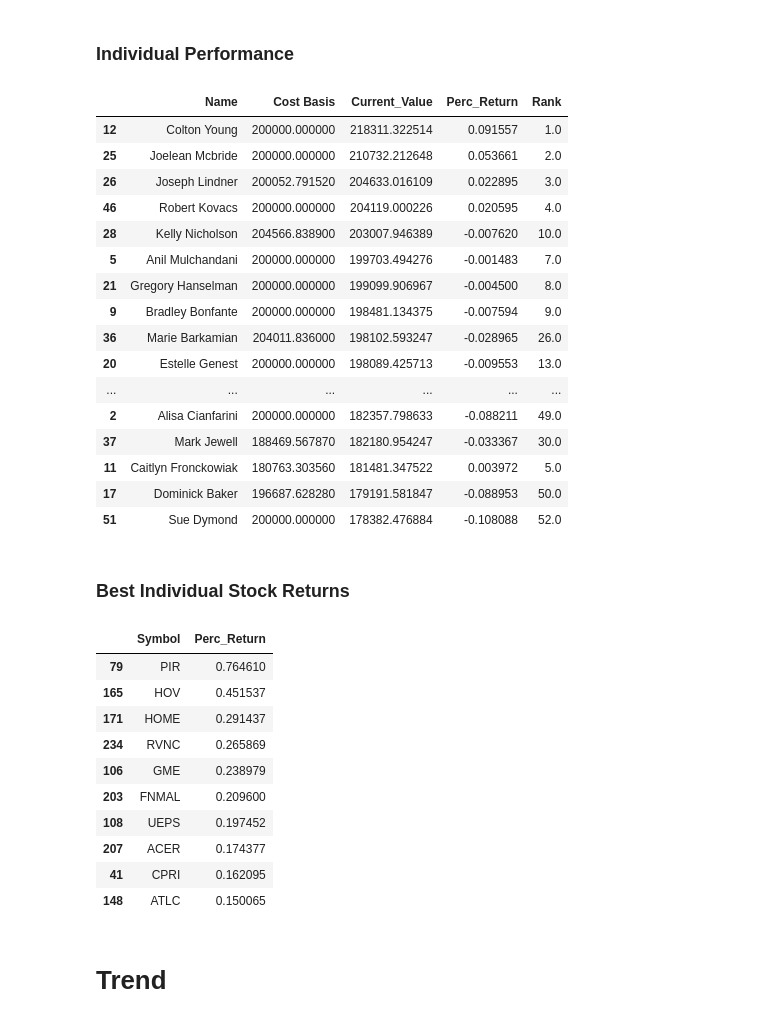
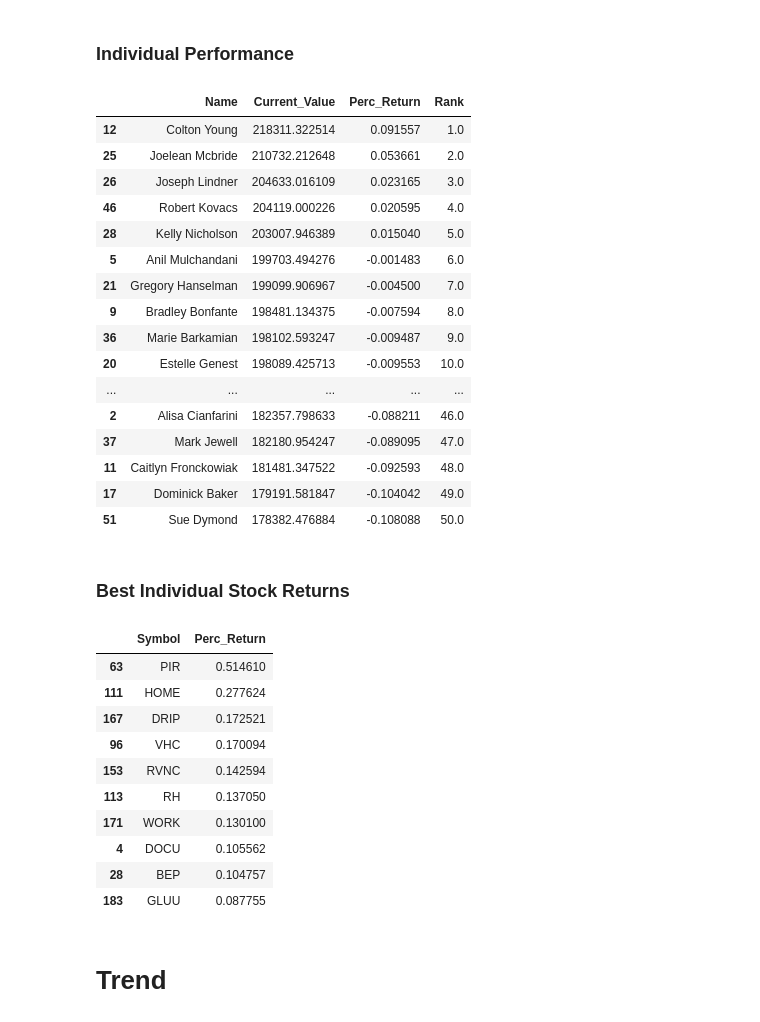
Before and after one commit to bkreis84/Portfolio-Challenge, a Jupyter notebook: Portfolio Challenge pt2 Final.ipynb, the cells around one changed output. Saved outputs shown, nothing was run; the diff lists cells and outputs as text; code cells hidden in the pictures.

```diff
--- a/Portfolio Challenge pt2 Final.ipynb
+++ b/Portfolio Challenge pt2 Final.ipynb
@@ -201,7 +197,3 @@ er4 =  stockData(['SKIS'], '2019-09-24', '2019-09-24')
-# %%
-#Combine the main and SNAP dataframes
-frames2 = [cur_prices, er2, er3, er4]
-cur_prices = pd.concat(frames2)
 # %%
 cur_prices.sort_values("Symbol", inplace = True)
 cur_prices.drop_duplicates(subset = "Symbol", inplace = True)
@@ -244,29 +236,29 @@ detail.to_csv("pt2-detail.csv")
 # %% [markdown]
 ### Individual Performance
 # %%
-ranking = detail.groupby("Name")['Cost Basis', 'Current_Value'].sum().reset_index().sort_values("Current_Value", ascending=False)
+ranking = detail.groupby("Name")['Current_Value'].sum().reset_index().sort_values("Current_Value", ascending=False)
 # %%
-ranking['Perc_Return'] = ranking['Current_Value']/ranking['Cost Basis'] -1
+ranking['Perc_Return'] = ranking['Current_Value']/200000 -1
 ranking['Rank'] = ranking['Perc_Return'].rank(ascending=False)
 ranking.head(50)
 # %% [output]
-|  | Name | Cost Basis | Current_Value | Perc_Return | Rank |
-| 12 | Colton Young | 200000.000000 | 218311.322514 | 0.091557 | 1.0 |
-| 25 | Joelean Mcbride | 200000.000000 | 210732.212648 | 0.053661 | 2.0 |
-| 26 | Joseph Lindner | 200052.791520 | 204633.016109 | 0.022895 | 3.0 |
-| 46 | Robert Kovacs | 200000.000000 | 204119.000226 | 0.020595 | 4.0 |
-| 28 | Kelly Nicholson | 204566.838900 | 203007.946389 | -0.007620 | 10.0 |
-| 5 | Anil Mulchandani | 200000.000000 | 199703.494276 | -0.001483 | 7.0 |
-| 21 | Gregory Hanselman | 200000.000000 | 199099.906967 | -0.004500 | 8.0 |
-| 9 | Bradley Bonfante | 200000.000000 | 198481.134375 | -0.007594 | 9.0 |
-| 36 | Marie Barkamian | 204011.836000 | 198102.593247 | -0.028965 | 26.0 |
-| 20 | Estelle Genest | 200000.000000 | 198089.425713 | -0.009553 | 13.0 |
-| ... | ... | ... | ... | ... | ... |
-| 2 | Alisa Cianfarini | 200000.000000 | 182357.798633 | -0.088211 | 49.0 |
-| 37 | Mark Jewell | 188469.567870 | 182180.954247 | -0.033367 | 30.0 |
-| 11 | Caitlyn Fronckowiak | 180763.303560 | 181481.347522 | 0.003972 | 5.0 |
-| 17 | Dominick Baker | 196687.628280 | 179191.581847 | -0.088953 | 50.0 |
-| 51 | Sue Dymond | 200000.000000 | 178382.476884 | -0.108088 | 52.0 |
+|  | Name | Current_Value | Perc_Return | Rank |
+| 12 | Colton Young | 218311.322514 | 0.091557 | 1.0 |
+| 25 | Joelean Mcbride | 210732.212648 | 0.053661 | 2.0 |
+| 26 | Joseph Lindner | 204633.016109 | 0.023165 | 3.0 |
+| 46 | Robert Kovacs | 204119.000226 | 0.020595 | 4.0 |
+| 28 | Kelly Nicholson | 203007.946389 | 0.015040 | 5.0 |
+| 5 | Anil Mulchandani | 199703.494276 | -0.001483 | 6.0 |
+| 21 | Gregory Hanselman | 199099.906967 | -0.004500 | 7.0 |
+| 9 | Bradley Bonfante | 198481.134375 | -0.007594 | 8.0 |
+| 36 | Marie Barkamian | 198102.593247 | -0.009487 | 9.0 |
+| 20 | Estelle Genest | 198089.425713 | -0.009553 | 10.0 |
+| ... | ... | ... | ... | ... |
+| 2 | Alisa Cianfarini | 182357.798633 | -0.088211 | 46.0 |
+| 37 | Mark Jewell | 182180.954247 | -0.089095 | 47.0 |
+| 11 | Caitlyn Fronckowiak | 181481.347522 | -0.092593 | 48.0 |
+| 17 | Dominick Baker | 179191.581847 | -0.104042 | 49.0 |
+| 51 | Sue Dymond | 178382.476884 | -0.108088 | 50.0 |
 # %%
 ranking.to_csv("individual rankings.csv")
 # %% [markdown]
@@ -278,16 +270,16 @@ best_stocks = best_stocks.loc[:, ['Symbol', 'Perc_Return']]
 best_stocks.head(10)
 # %% [output]
 |  | Symbol | Perc_Return |
-| 79 | PIR | 0.764610 |
-| 165 | HOV | 0.451537 |
-| 171 | HOME | 0.291437 |
-| 234 | RVNC | 0.265869 |
-| 106 | GME | 0.238979 |
-| 203 | FNMAL | 0.209600 |
-| 108 | UEPS | 0.197452 |
-| 207 | ACER | 0.174377 |
-| 41 | CPRI | 0.162095 |
-| 148 | ATLC | 0.150065 |
+| 63 | PIR | 0.514610 |
+| 111 | HOME | 0.277624 |
+| 167 | DRIP | 0.172521 |
+| 96 | VHC | 0.170094 |
+| 153 | RVNC | 0.142594 |
+| 113 | RH | 0.137050 |
+| 171 | WORK | 0.130100 |
+| 4 | DOCU | 0.105562 |
+| 28 | BEP | 0.104757 |
+| 183 | GLUU | 0.087755 |
 # %%
 best_stocks.to_csv("stock ranking.csv")
 # %% [markdown]
```
Also changed, not shown: parts of 2 cells of this notebook, 2 other files.
